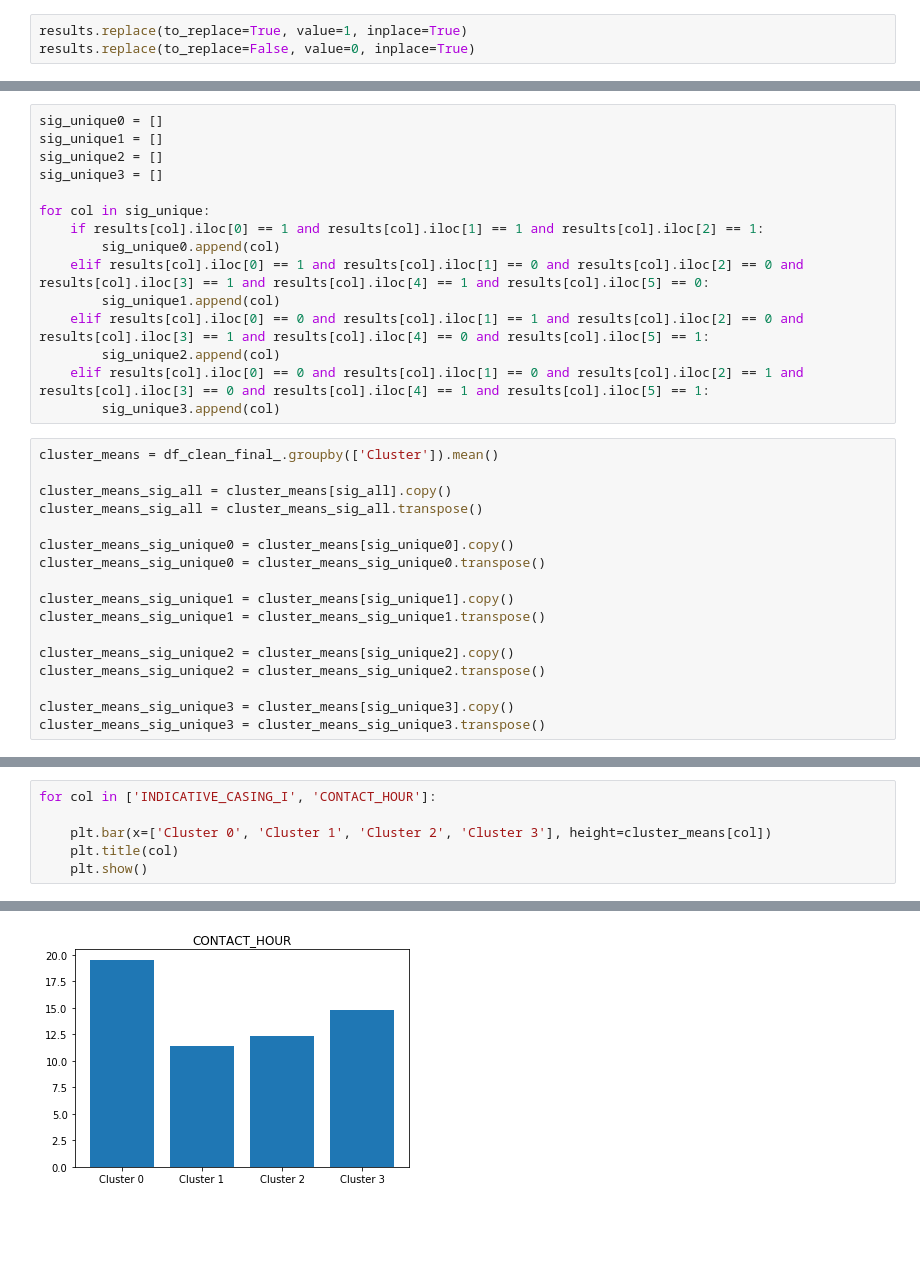
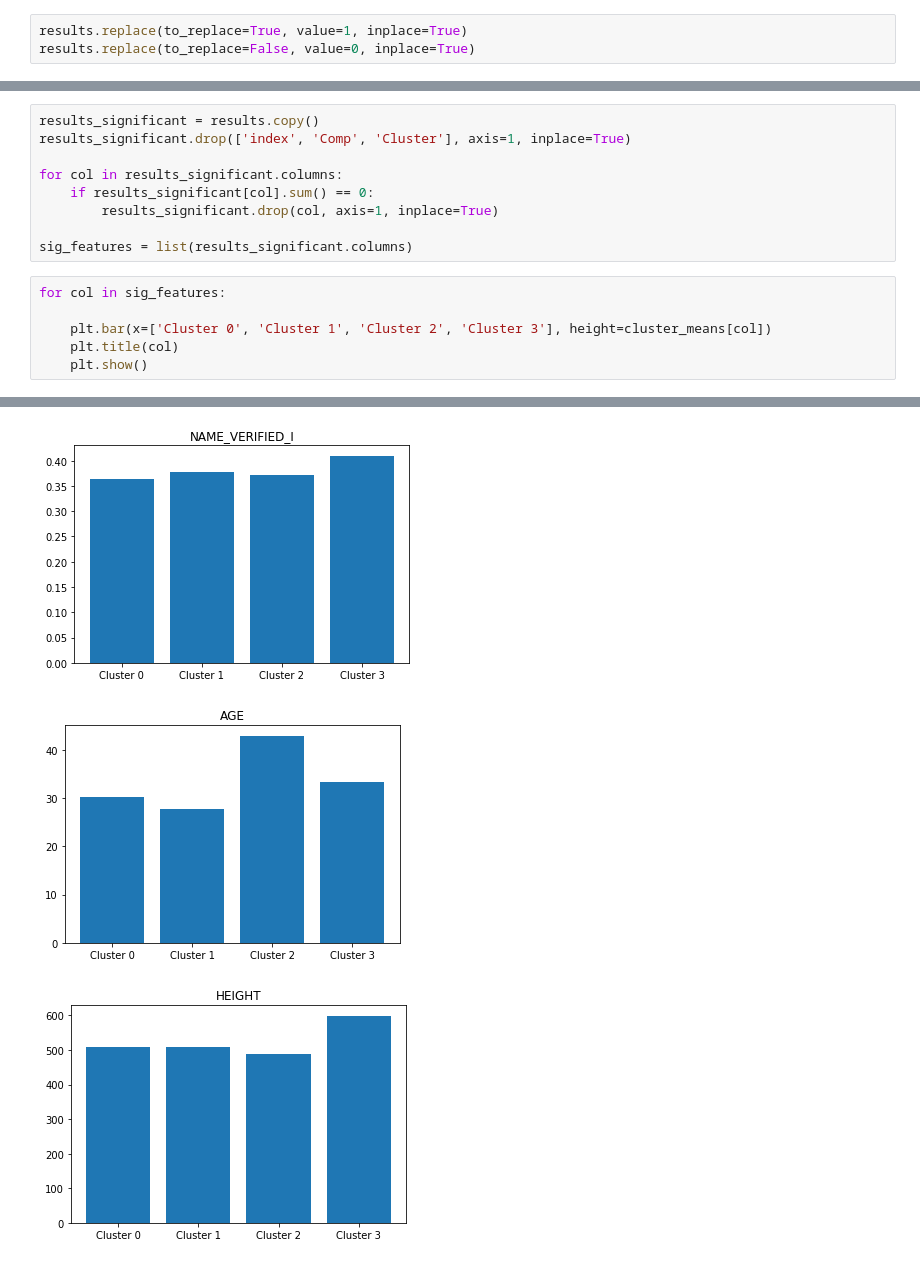
Before and after one commit to nteuthorn/Thinkful-Capstone-3, a Jupyter notebook: Capstone_3.ipynb, the cells around one changed output, grey strips where cells are left out. Cells and saved outputs as stored; diff of their text form; blank space fills up the shorter version.

```diff
--- a/Capstone_3.ipynb
+++ b/Capstone_3.ipynb
@@ -955,32 +960,0 @@ sig_all.remove('Cluster')
-# %%
-sig_unique0 = []
-sig_unique1 = []
-sig_unique2 = []
-sig_unique3 = []
-
-for col in sig_unique:
-    if results[col].iloc[0] == 1 and results[col].iloc[1] == 1 and results[col].iloc[2] == 1:
-        sig_unique0.append(col)
-    elif results[col].iloc[0] == 1 and results[col].iloc[1] == 0 and results[col].iloc[2] == 0 and results[col].iloc[3] == 1 and results[col].iloc[4] == 1 and results[col].iloc[5] == 0:
-        sig_unique1.append(col)
-    elif results[col].iloc[0] == 0 and results[col].iloc[1] == 1 and results[col].iloc[2] == 0 and results[col].iloc[3] == 1 and results[col].iloc[4] == 0 and results[col].iloc[5] == 1:
-        sig_unique2.append(col)
-    elif results[col].iloc[0] == 0 and results[col].iloc[1] == 0 and results[col].iloc[2] == 1 and results[col].iloc[3] == 0 and results[col].iloc[4] == 1 and results[col].iloc[5] == 1:
-        sig_unique3.append(col)
-# %%
-cluster_means = df_clean_final_.groupby(['Cluster']).mean()
-
-cluster_means_sig_all = cluster_means[sig_all].copy()
-cluster_means_sig_all = cluster_means_sig_all.transpose()
-
-cluster_means_sig_unique0 = cluster_means[sig_unique0].copy()
-cluster_means_sig_unique0 = cluster_means_sig_unique0.transpose()
-
-cluster_means_sig_unique1 = cluster_means[sig_unique1].copy()
-cluster_means_sig_unique1 = cluster_means_sig_unique1.transpose()
-
-cluster_means_sig_unique2 = cluster_means[sig_unique2].copy()
-cluster_means_sig_unique2 = cluster_means_sig_unique2.transpose()
-
-cluster_means_sig_unique3 = cluster_means[sig_unique3].copy()
-cluster_means_sig_unique3 = cluster_means_sig_unique3.transpose()
@@ -1058,5 +961,14 @@ cluster_means_sig_unique3
+# %%
+results_significant = results.copy()
+results_significant.drop(['index', 'Comp', 'Cluster'], axis=1, inplace=True)
+
+for col in results_significant.columns:
+    if results_significant[col].sum() == 0:
+        results_significant.drop(col, axis=1, inplace=True)
+
+sig_features = list(results_significant.columns)
 # %%
-for col in ['INDICATIVE_CASING_I', 'CONTACT_HOUR']:
+for col in sig_features:
 
     plt.bar(x=['Cluster 0', 'Cluster 1', 'Cluster 2', 'Cluster 3'], height=cluster_means[col])
     plt.title(col)
@@ -1066 +978,3 @@ for col in ['INDICATIVE_CASING_I', 'CONTACT_HOUR']:
-[figure, old version]
+[figure, new version]
+[figure, added]
+[figure, added]
```
Also changed, not shown: parts of 60 cells of this notebook.
